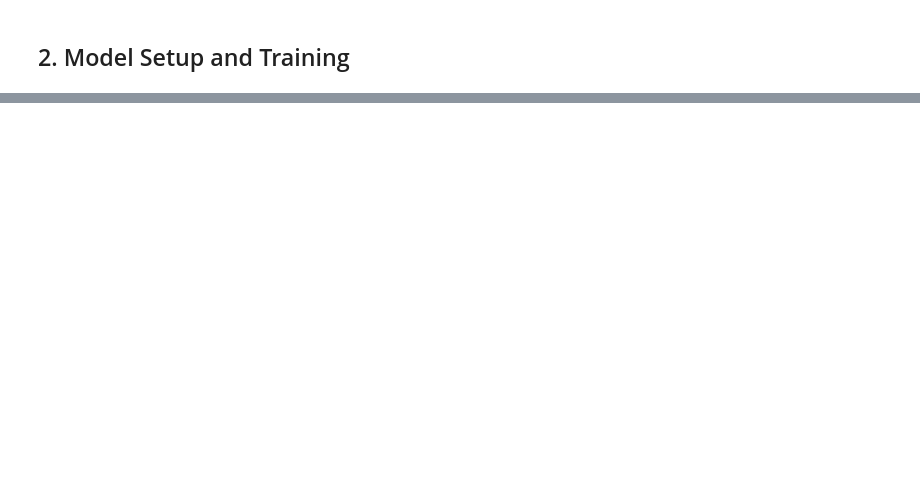
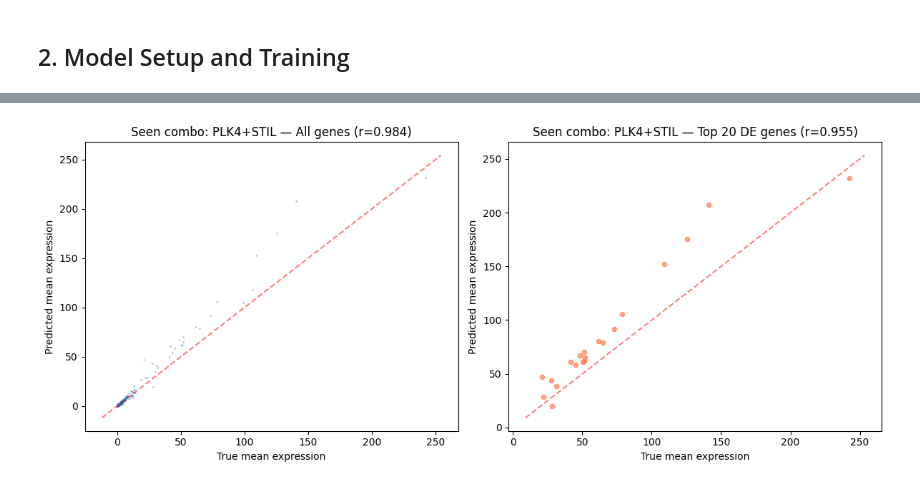
Before and after one commit to Lotfollahi-lab/CellDISECT, a Jupyter notebook: docs/source/tutorials/CellDISECT_Perturbation.ipynb, the cells around one changed output, grey strips where cells are left out. Cells and saved outputs as stored; diff of their text form; code cells hidden in the pictures; blank space fills up the shorter version.

```diff
--- a/docs/source/tutorials/CellDISECT_Perturbation.ipynb
+++ b/docs/source/tutorials/CellDISECT_Perturbation.ipynb
@@ -269,0 +391,6 @@ In this tutorial we demonstrated:
+# %%
+model = CellDISECT(
+    adata_train,
+    **arch_dict
+)
+print(model)
@@ -269,0 +613,19 @@ In this tutorial we demonstrated:
+# %%
+records = []
+
+for pert, (x_ctrl_i, x_true_i, x_pred_i) in results.items():
+    if x_true_i is None:
+        continue
+    m = perturbation_metrics(
+        x_pred_i.numpy(), x_true_i.numpy(), x_ctrl_i.numpy(), top_n_de=20
+    )
+    m['perturbation'] = pert
+    m['split'] = 'unseen' if pert in holdout_perts else 'seen'
+    m['type'] = 'combo' if DELIMITER in pert else 'single'
+    records.append(m)
+
+metrics_df = pd.DataFrame(records)
+metrics_df = metrics_df.set_index('perturbation')
+
+print(f"Computed metrics for {len(metrics_df)} perturbations")
+metrics_df.head(10)
@@ -269,0 +732,10 @@ In this tutorial we demonstrated:
+# %%
+# Seen combinatorial perturbation
+seen_combos_eval = [p for p in seen_eval_perts if DELIMITER in p]
+if seen_combos_eval:
+    pert = seen_combos_eval[0]
+    x_c, x_t, x_p = results[pert]
+    if x_t is not None:
+        plot_prediction_scatter(x_p, x_t, x_c, title=f'Seen combo: {pert}')
+# %% [output]
+[figure, added]
```
Also changed, not shown: parts of 83 cells of this notebook.
